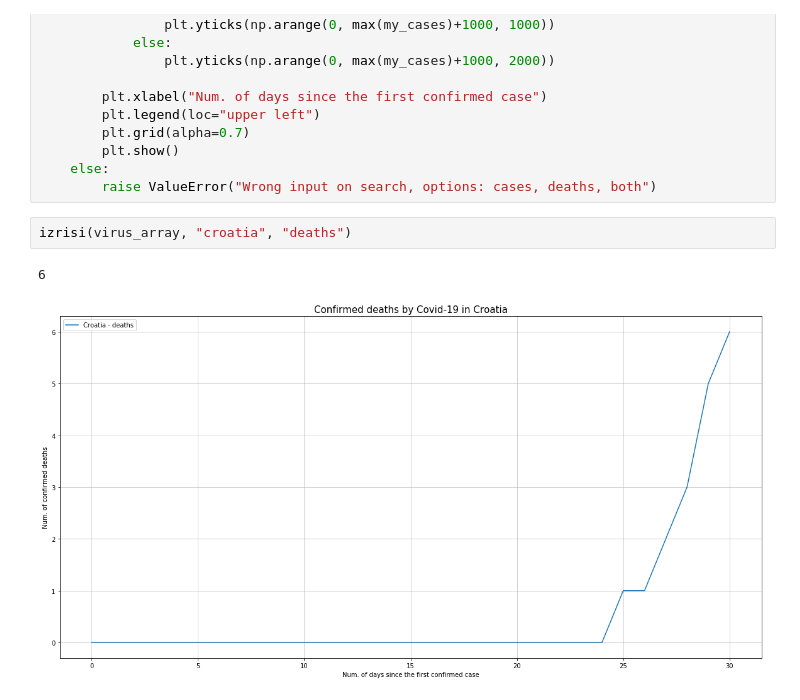
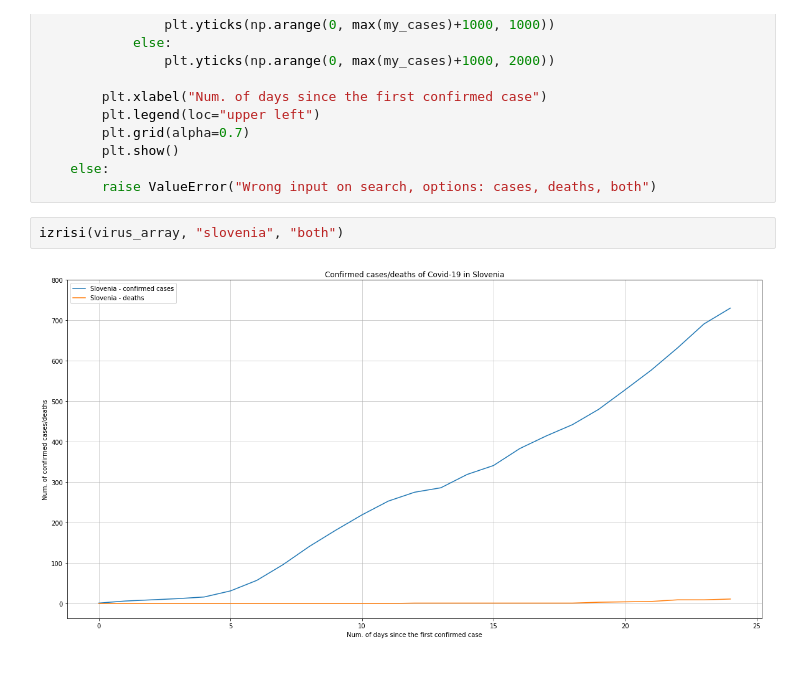
Before and after one commit to Zan-23/PR20NERJZ, a Jupyter notebook: notebooks/RokSimic.ipynb, the cells around one changed output. Drawn from its saved outputs; the diff is of its cells as text; blank space fills up the shorter version.

```diff
--- a/notebooks/RokSimic.ipynb
+++ b/notebooks/RokSimic.ipynb
@@ -85,7 +85,6 @@ def izrisi(array, country_name, search):
     else:
         raise ValueError("Wrong input on search, options: cases, deaths, both")
 # %%
-izrisi(virus_array, "croatia", "deaths")
+izrisi(virus_array, "slovenia", "both")
 # %% [output]
-6
-[figure, old version]
+[figure, new version]
```
